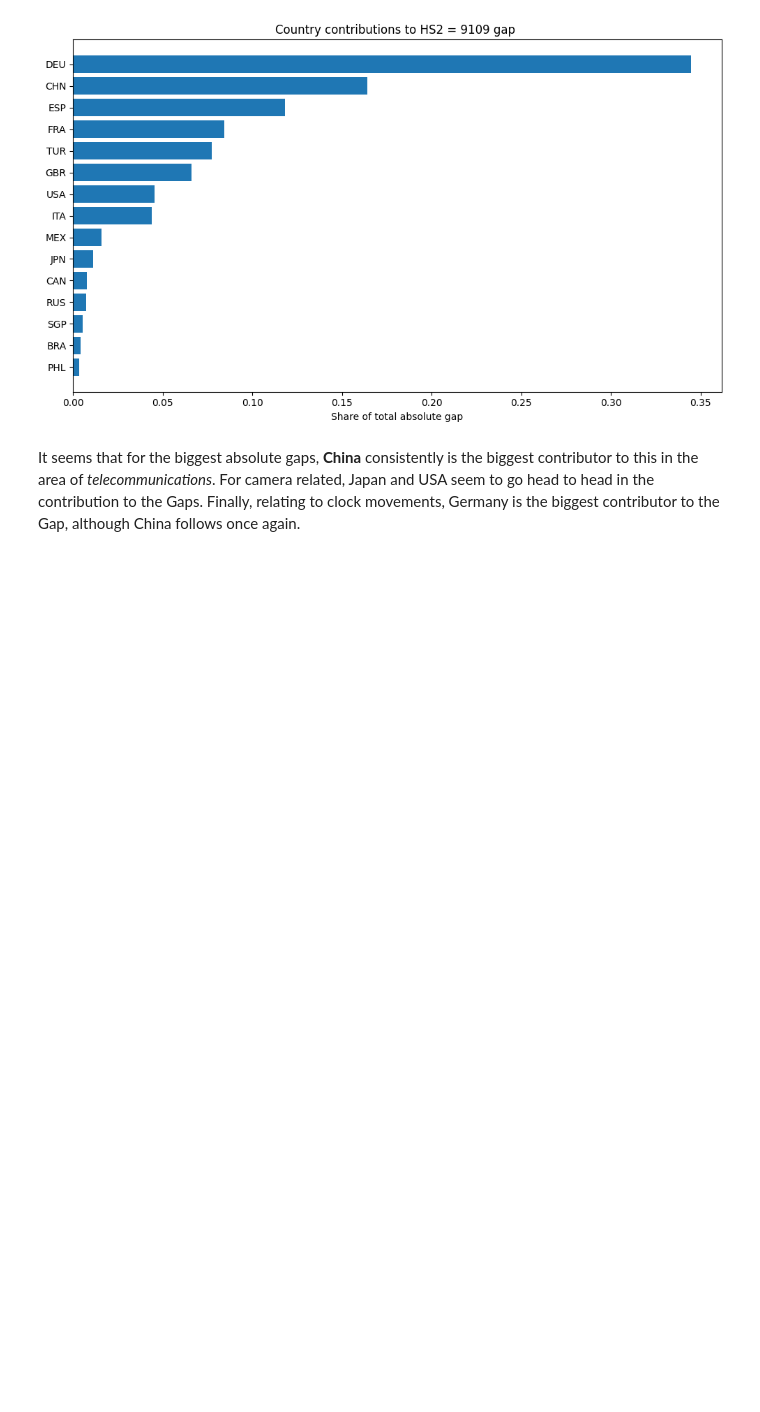
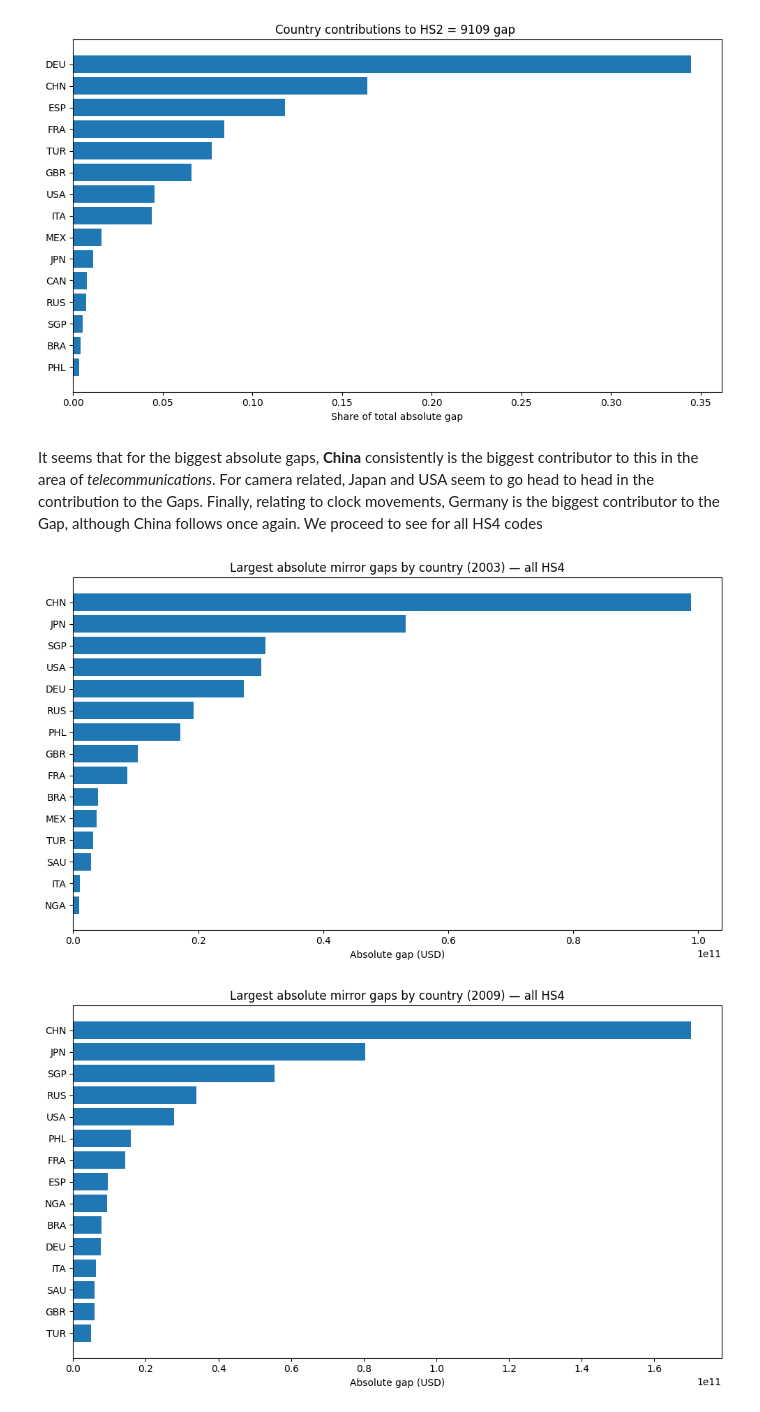
Before and after one commit to DavidAFG/Trade_Bid, a Jupyter notebook: four_dig_code.ipynb, the cells around one changed output. Saved outputs shown, nothing was run; the diff lists cells and outputs as text; code cells hidden in the pictures; blank space fills up the shorter version.

Commit message:
Added country contributions to the gap per year both for the HS2 and HS4 levels, also both in absolute and relative terms. China appears to be the biggest contributor to this gap.

```diff
--- a/four_dig_code.ipynb
+++ b/four_dig_code.ipynb
@@ -890,3 +888,4 @@ plot_country_contributions(g_9109, item_code="9109")
 [figure]
 # %% [markdown]
 It seems that for the biggest absolute gaps, **China** consistently is the biggest contributor to this in the area of *telecommunications*. For camera related, Japan and USA seem to go head to head in the contribution to the Gaps. Finally, relating to clock movements, Germany is the biggest contributor to the Gap, although China follows once again.
+We proceed to see for all HS4 codes
@@ -892,0 +925,26 @@ It seems that for the biggest absolute gaps, **China** consistently is the bigge
+# %%
+gaps_hs4_X = compute_country_year_total_gaps_hs4(df_X_cmp)  # exports
+gaps_hs4_M = compute_country_year_total_gaps_hs4(df_M_cmp)  # imports
+# %%
+def plot_country_abs_gaps_year_hs4(
+    gaps_country_year,
+    year,
+    top_n=15,
+    country_col="country_code"
+):
+    sub = gaps_country_year[gaps_country_year["year"] == year].copy()
+    sub = sub.sort_values("abs_gap", ascending=False).head(top_n)
+
+    plt.figure(figsize=(10, 6))
+    plt.barh(sub[country_col], sub["abs_gap"])
+    plt.gca().invert_yaxis()
+    plt.xlabel("Absolute gap (USD)")
+    plt.title(f"Largest absolute mirror gaps by country ({year}) — all HS4")
+    plt.tight_layout()
+    plt.show()
+# %%
+for y in sorted(gaps_hs4_X["year"].unique()):
+    plot_country_abs_gaps_year_hs4(gaps_hs4_X, year=y, top_n=15)
+# %% [output]
+[figure, added]
+[figure, added]
```
Also changed, not shown: parts of 8 cells of this notebook, 1 other file.
